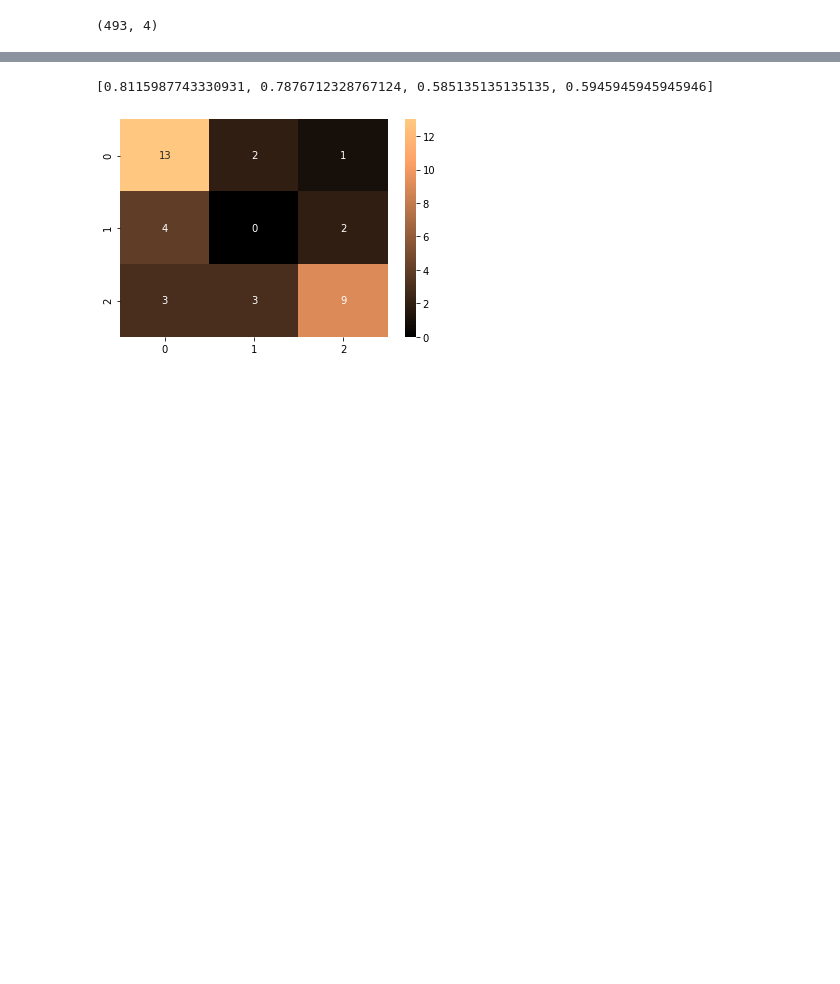
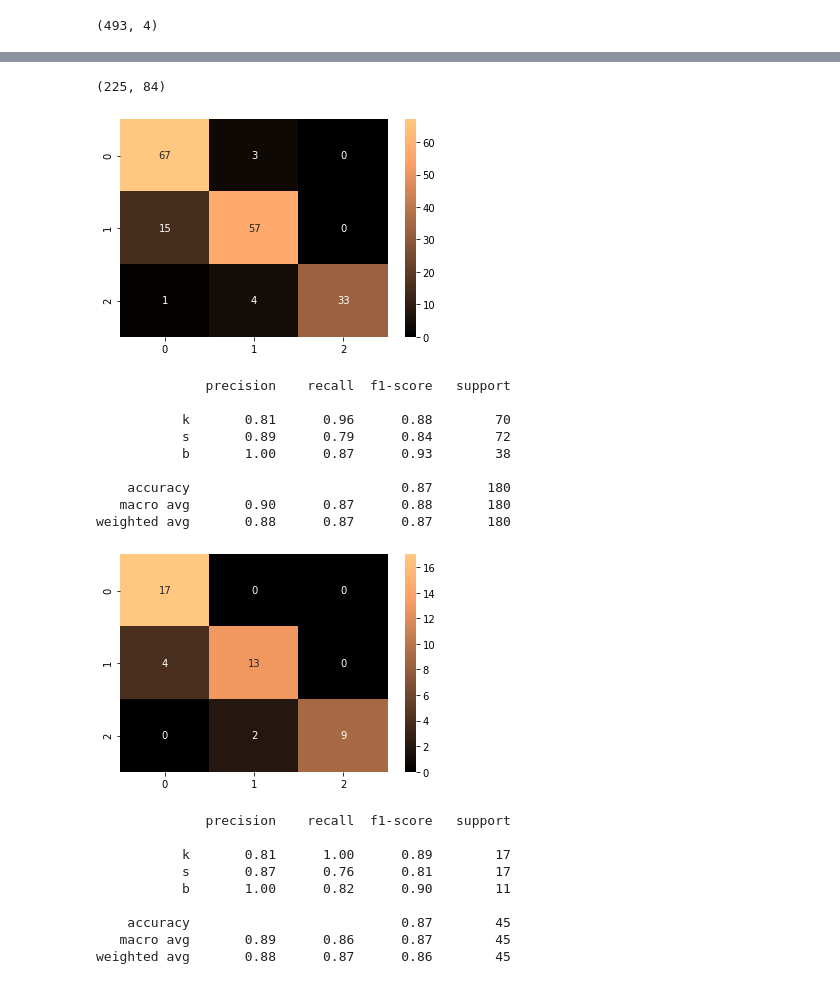
Before and after one commit to ULE-Informatica/burr_detection, a Jupyter notebook: info_data.ipynb, the cells around one changed output, grey strips where cells are left out. Drawn from its saved outputs; the diff is of its cells as text; code cells hidden in the pictures; blank space fills up the shorter version.

```diff
--- a/info_data.ipynb
+++ b/info_data.ipynb
@@ -63,13 +29,0 @@ prediction= kmeans.predict(X_test)
-# %%
-b = np.array(prediction).reshape(prediction.shape[0], -1)
-c = np.array(y_test).reshape(y_test.shape[0], -1)
-a = np.array(data.loc[X_test.index].img_name).reshape(X_test.shape[0], -1)
-data_test = pd.DataFrame(np.hstack((a,b,c)), columns=['img_name', 'prediction', 'real'])
-fig, axs = plt.subplots(int(prediction.shape[0]/4)+1,4, figsize=(16,56))
-index = 0
-for index, row in data_test.iterrows():
-    image = cv2.imread('final_photos/'+row['img_name']+'.jpg')
-    axs[int(index/4)][index%4].imshow(image)
-    axs[int(index/4)][index%4].title.set_text(row['img_name']+' R('+str(row['real'])+') C('+str(row['prediction'])+')')
-    axs[int(index/4)][index%4].axis('off')
-    index +=1
@@ -135,19 +131,50 @@ B percentage: 30.14
 # %%
-kmeans = KNeighborsClassifier(n_neighbors=3)#SVC(C=5, class_weight='balanced')#
+from sklearn.preprocessing import normalize
+file_name = 'info_h_40'
+sections_width = int(file_name.split("_")[-1])
+data = prepare_data(file_name, data_category)
+size_m = sections_width
+columns = ['h_'+str(a) for a in range(1,size_m+1)] #+ ['pw_'+str(a) for a in range(1,size_m+1)]
+X_values = data[columns]
+y_values = data[['category']]
+print(data.shape)
+X_train, X_test, y_train, y_test = train_test_split(X_values, y_values, test_size=0.2, random_state=seed)
+kmeans = SVC(C=3, class_weight='balanced', random_state=seed)#KNeighborsClassifier(n_neighbors=3)#SVC(C=5, class_weight='balanced')#
 kmeans.fit(X_train, y_train.values.ravel())
-y_predict = kmeans.predict(X_train)
-precision_train = (precision_score(y_train, y_predict, average='weighted'))
-recall_train= (recall_score(y_train, y_predict, average='weighted'))
+y_predict_train = kmeans.predict(X_train)
+precision_train = (precision_score(y_train, y_predict_train, average='weighted'))
+recall_train= (recall_score(y_train, y_predict_train, average='weighted'))
 y_predict = kmeans.predict(X_test)
 precision_test = (precision_score(y_test, y_predict, average='weighted'))
 recall_test = (recall_score(y_test, y_predict, average='weighted'))
 data_row= [ precision_train, recall_train,precision_test,recall_test]
-print(data_row)
-
-# Confusion matrix
+conf_matrix = confusion_matrix(y_train.values.ravel(),y_predict_train)
+sns.heatmap(conf_matrix, annot=True,fmt='d', cmap=plt.cm.copper)
+plt.show()
+print(classification_report(y_train.values.ravel(),y_predict_train, target_names=['k', 's', 'b']))
 conf_matrix = confusion_matrix(y_test.values.ravel(),y_predict)
 sns.heatmap(conf_matrix, annot=True,fmt='d', cmap=plt.cm.copper)
 plt.show()
+print(classification_report(y_test.values.ravel(),y_predict, target_names=['k', 's', 'b']))
 # %% [output]
-[0.8115987743330931, 0.7876712328767124, 0.585135135135135, 0.5945945945945946]
+(225, 84)
-[figure, old version]
+[figure, new version]
+              precision    recall  f1-score   support
+
+           k       0.81      0.96      0.88        70
+           s       0.89      0.79      0.84        72
+           b       1.00      0.87      0.93        38
+
+    accuracy                           0.87       180
+   macro avg       0.90      0.87      0.88       180
+weighted avg       0.88      0.87      0.87       180
+[figure, added]
+              precision    recall  f1-score   support
+
+           k       0.81      1.00      0.89        17
+           s       0.87      0.76      0.81        17
+           b       1.00      0.82      0.90        11
+
+    accuracy                           0.87        45
+   macro avg       0.89      0.86      0.87        45
+weighted avg       0.88      0.87      0.86        45
```
Also changed, not shown: parts of 43 cells of this notebook, 1 other file.
